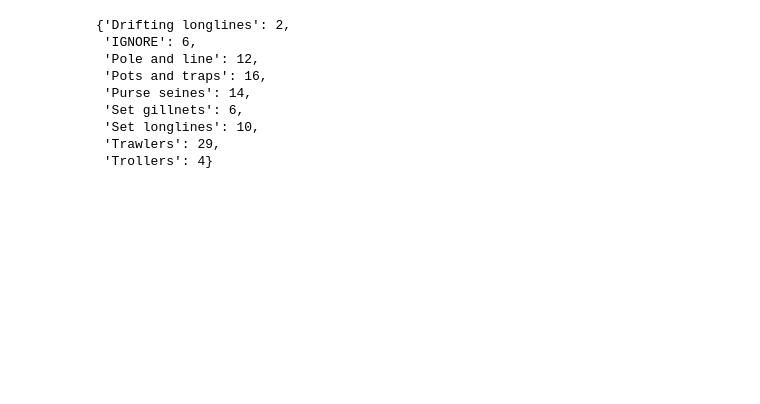
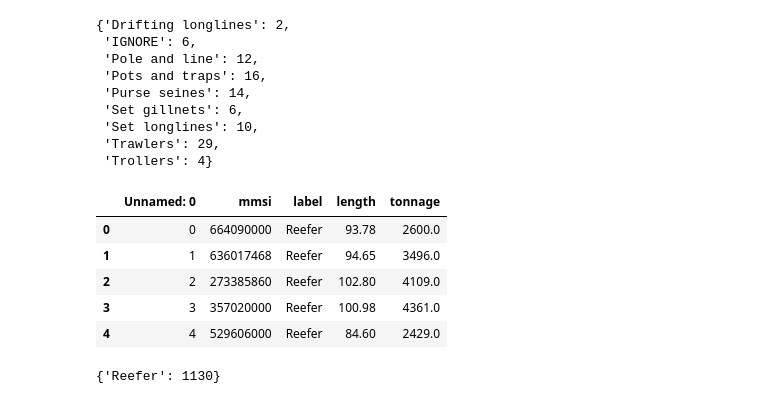
Before and after one commit to GlobalFishingWatch/mussidae, a Jupyter notebook: mussidae/kroodsma_listbuld_v2/list_insepection_and_mappings.ipynb, the cells around one changed output. Drawn from its saved outputs; the diff is of its cells as text; code cells hidden in the pictures; blank space fills up the shorter version.

```diff
--- a/mussidae/kroodsma_listbuld_v2/list_insepection_and_mappings.ipynb
+++ b/mussidae/kroodsma_listbuld_v2/list_insepection_and_mappings.ipynb
@@ -522,3 +523,14 @@ label_mappings[filename] = {'Drifting longlines': 'Drifting_longlines',
  'Trollers': "Trollers"}
 # %%
 save_file(filename)
+# %%
+filename = 'reefers'
+df = pd.read_csv('input_lists/'+filename+'.csv')
+df.head()
+# %% [output]
+|  | Unnamed: 0 | mmsi | label | length | tonnage |
+| 0 | 0 | 664090000 | Reefer | 93.78 | 2600.0 |
+| 1 | 1 | 636017468 | Reefer | 94.65 | 3496.0 |
+| 2 | 2 | 273385860 | Reefer | 102.80 | 4109.0 |
+| 3 | 3 | 357020000 | Reefer | 100.98 | 4361.0 |
+| 4 | 4 | 529606000 | Reefer | 84.60 | 2429.0 |
@@ -524,0 +544,5 @@ save_file(filename)
+# %%
+counts[filename] = get_counts('label',filename,df)
+counts[filename]
+# %% [output]
+{'Reefer': 1130}
```
Also changed, not shown: parts of 8 cells of this notebook, 27 other files.
